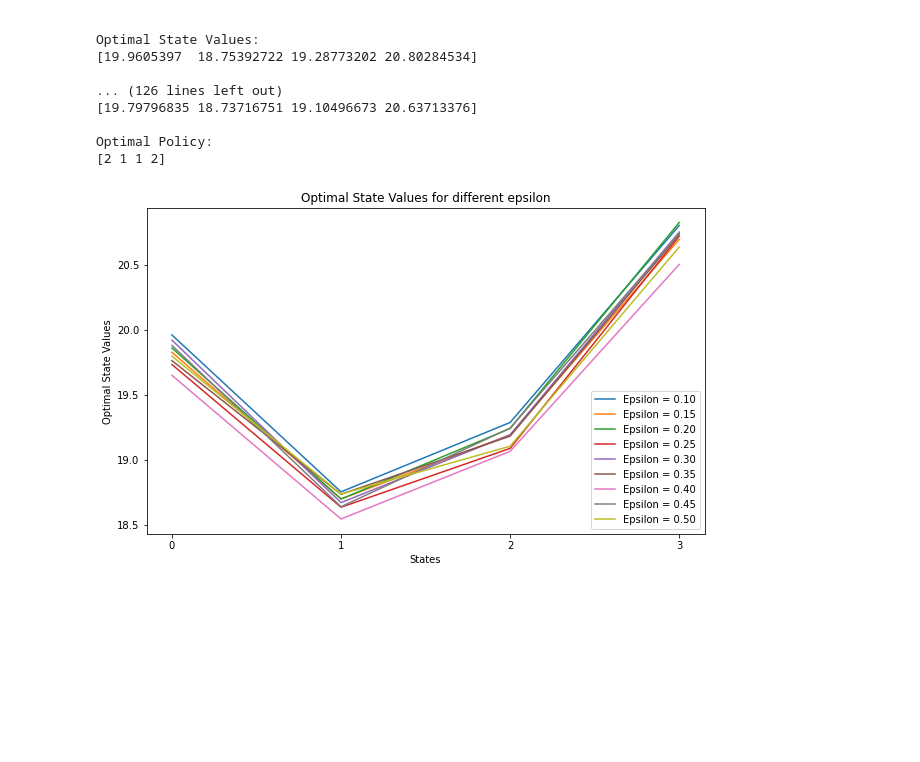
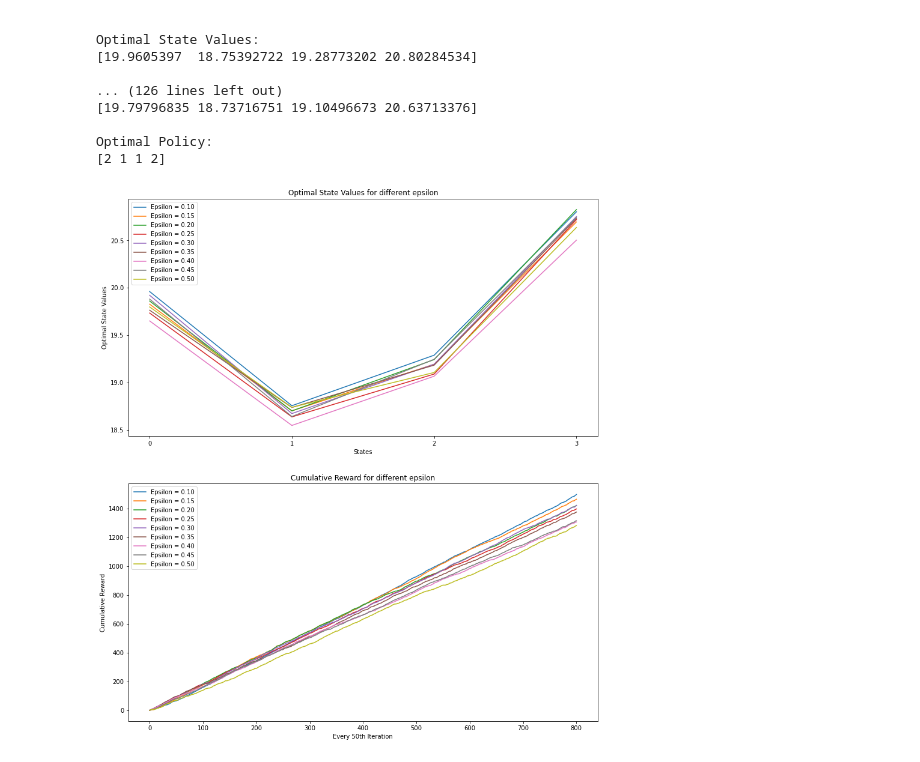
Before and after one commit to rahulmeshram07/Sample-Based-Learning-Methods, a Jupyter notebook: Week 3/Q-Learning and Value Iteration/Version_3.ipynb, the cells around one changed output. Saved outputs shown, nothing was run; the diff lists cells and outputs as text; code cells hidden in the pictures; blank space fills up the shorter version.

```diff
--- a/Week 3/Q-Learning and Value Iteration/Version_3.ipynb
+++ b/Week 3/Q-Learning and Value Iteration/Version_3.ipynb
@@ -261,6 +261,9 @@ class QLearningAgent():
         # Tracking the number of steps
         self.cur_step = 0
 
+        # Tracking the rewards accumulated
+        self.rewards_acc = [0]
+
     def start(self, state):
         # Increasing the count of steps
         self.cur_step += 1
@@ -283,8 +286,11 @@ class QLearningAgent():
         return self.cur_step, action
 
     def step(self, state, reward):
-        # Increasing the count of steps
+        # Increasing the count of steps and storing the reward accumulated
         self.cur_step += 1
+
+        if self.cur_step % 50 == 0:
+            self.rewards_acc.append(reward + self.rewards_acc[-1])
 
         # Choose action using epsilon greedy.
         current_q = self.q[state][:]
@@ -371,7 +377,7 @@ def run_experiment(
     print("\nOptimal Policy:")
     print(np.argmax(agent.q, axis = -1))
 
-    return agent.q
+    return agent.q, agent.rewards_acc
 # %% [markdown]
 ## 4.1.
 - **Step-size**: 0.1
@@ -561,16 +567,18 @@ agent_info = {
 
 max_iter = 40000
 re_init = max_iter + 1
-state_vals_ss = []
+state_vals_ss  = []
+state_vals_rew = []
 
 for ss in step_sizes:
     print("\n\nFor step-size:", ss)
     agent_info['step_size'] = ss
-    q_vals = run_experiment(
+    q_vals, rewards_acc = run_experiment(
         env_info, agent_info, max_iter = max_iter, re_init = re_init, print_vals = False
     )
     state_vals = np.max(q_vals, axis = -1)
     state_vals_ss.append(state_vals)
+    state_vals_rew.append(rewards_acc)
 # %% [output]
 For step-size: 0.1
 POST CONVERGENCE
@@ -634,15 +651,17 @@ agent_info = {
 max_iter = 40000
 re_init = max_iter + 1
 state_vals_eps = []
+state_vals_rew = []
 
 for e in eps:
     print("\n\nFor epsilon:", e)
     agent_info['epsilon'] = e
-    q_vals = run_experiment(
+    q_vals, rewards_acc = run_experiment(
         env_info, agent_info, max_iter = max_iter, re_init = re_init, print_vals = False
     )
     state_vals = np.max(q_vals, axis = -1)
     state_vals_eps.append(state_vals)
+    state_vals_rew.append(rewards_acc)
 # %% [output]
 For epsilon: 0.1
 POST CONVERGENCE
@@ -662,16 +681,25 @@ Optimal State Values:
 Optimal Policy:
 [2 1 1 2]
 # %%
-plt.figure(figsize = (10, 6))
+fig, (ax1, ax2) = plt.subplots(2, 1, figsize = (14, 16))
 
-for i in range(len(eps)):
-    plt.plot(state_vals_eps[i], label = f'Epsilon = {"%.2f" % eps[i]}')
+for i in range(len(step_sizes)):
+    ax1.plot(state_vals_eps[i], label = f'Epsilon = {"%.2f" % eps[i]}')
+    ax2.plot(state_vals_rew[i], label = f'Epsilon = {"%.2f" % eps[i]}')
 
-plt.xticks(np.arange(4))
-plt.title("Optimal State Values for different epsilon")
-plt.xlabel("States")
-plt.ylabel("Optimal State Values")
-plt.legend()
+# First Plot
+ax1.set_xticks(np.arange(4))
+ax1.set_title("Optimal State Values for different epsilon")
+ax1.set_xlabel("States")
+ax1.set_ylabel("Optimal State Values")
+ax1.legend(loc = 2)
+
+# Second Plot
+ax2.set_title("Cumulative Reward for different epsilon")
+ax2.set_xlabel("Every 50th Iteration")
+ax2.set_ylabel("Cumulative Reward")
+ax2.legend(loc = 2)
+
 plt.show()
 # %% [output]
-[figure, old version]
+[figure, new version]
```
Also changed, not shown: parts of 3 cells of this notebook.
